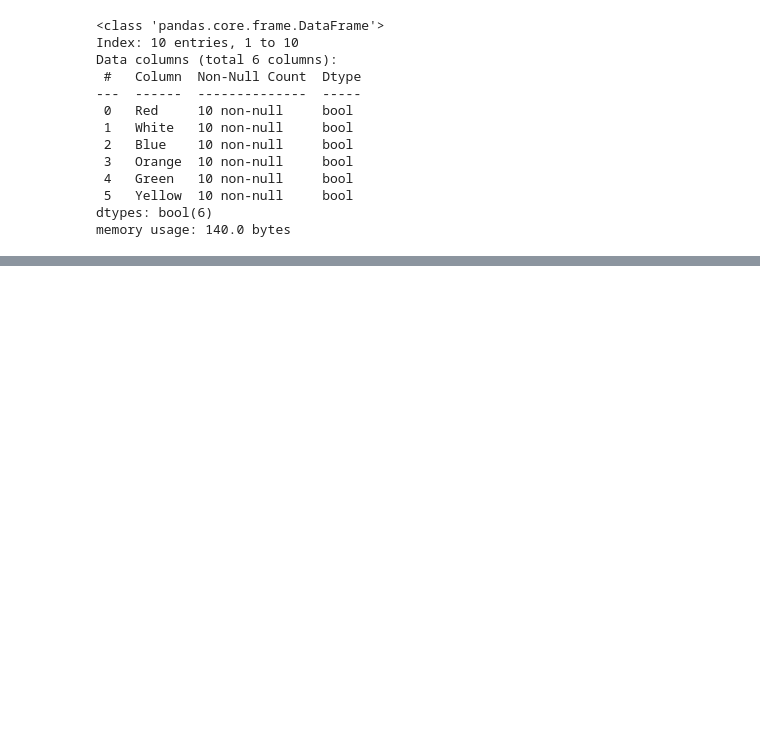
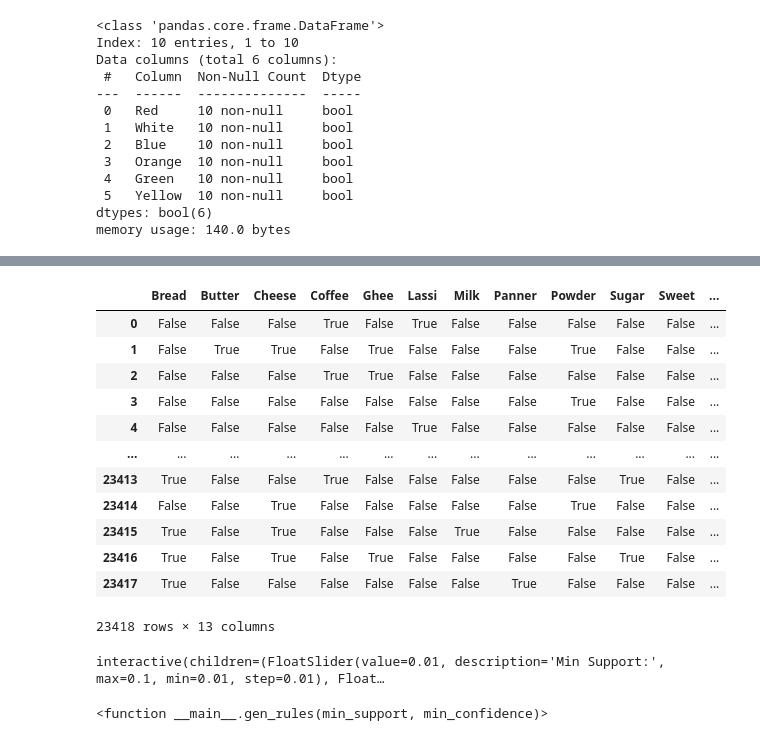
Before and after one commit to PGCP-AI3151/Machine_Learning, a Jupyter notebook: Association_Rule_Mining/Apriori.ipynb, the cells around one changed output, grey strips where cells are left out. Saved outputs shown, nothing was run; the diff lists cells and outputs as text; code cells hidden in the pictures; blank space fills up the shorter version.

```diff
--- a/Association_Rule_Mining/Apriori.ipynb
+++ b/Association_Rule_Mining/Apriori.ipynb
@@ -51,0 +334,17 @@ itemset
+# %%
+df = df.iloc[:,1:]  # to remove "" column at pos 0
+df
+# %% [output]
+|  | Bread | Butter | Cheese | Coffee | Ghee | Lassi | Milk | Panner | Powder | Sugar | Sweet | ... |
+| 0 | False | False | False | True | False | True | False | False | False | False | False | ... |
+| 1 | False | True | True | False | True | False | False | False | True | False | False | ... |
+| 2 | False | False | False | True | True | False | False | False | False | False | False | ... |
+| 3 | False | False | False | False | False | False | False | False | True | False | False | ... |
+| 4 | False | False | False | False | False | True | False | False | False | False | False | ... |
+| ... | ... | ... | ... | ... | ... | ... | ... | ... | ... | ... | ... | ... |
+| 23413 | True | False | False | True | False | False | False | False | False | True | False | ... |
+| 23414 | False | False | True | False | False | False | False | False | True | False | False | ... |
+| 23415 | True | False | True | False | False | False | True | False | False | False | False | ... |
+| 23416 | True | False | True | False | True | False | False | False | False | True | False | ... |
+| 23417 | True | False | False | False | False | False | False | True | False | False | False | ... |
+23418 rows × 13 columns
@@ -51,0 +358,7 @@ itemset
+# %%
+interact(gen_rules,
+         min_support = widgets.FloatSlider(value=0.01,min=0.01,max=0.1,step=0.01,description='Min Support:'),
+         min_confidence = widgets.FloatSlider(value=0.01,min=0,max=1,step=0.01,description='Min Confidence:'))
+# %% [output]
+interactive(children=(FloatSlider(value=0.01, description='Min Support:', max=0.1, min=0.01, step=0.01), Float…
+<function __main__.gen_rules(min_support, min_confidence)>
```
Also changed, not shown: parts of 28 cells of this notebook, 39 other files.
